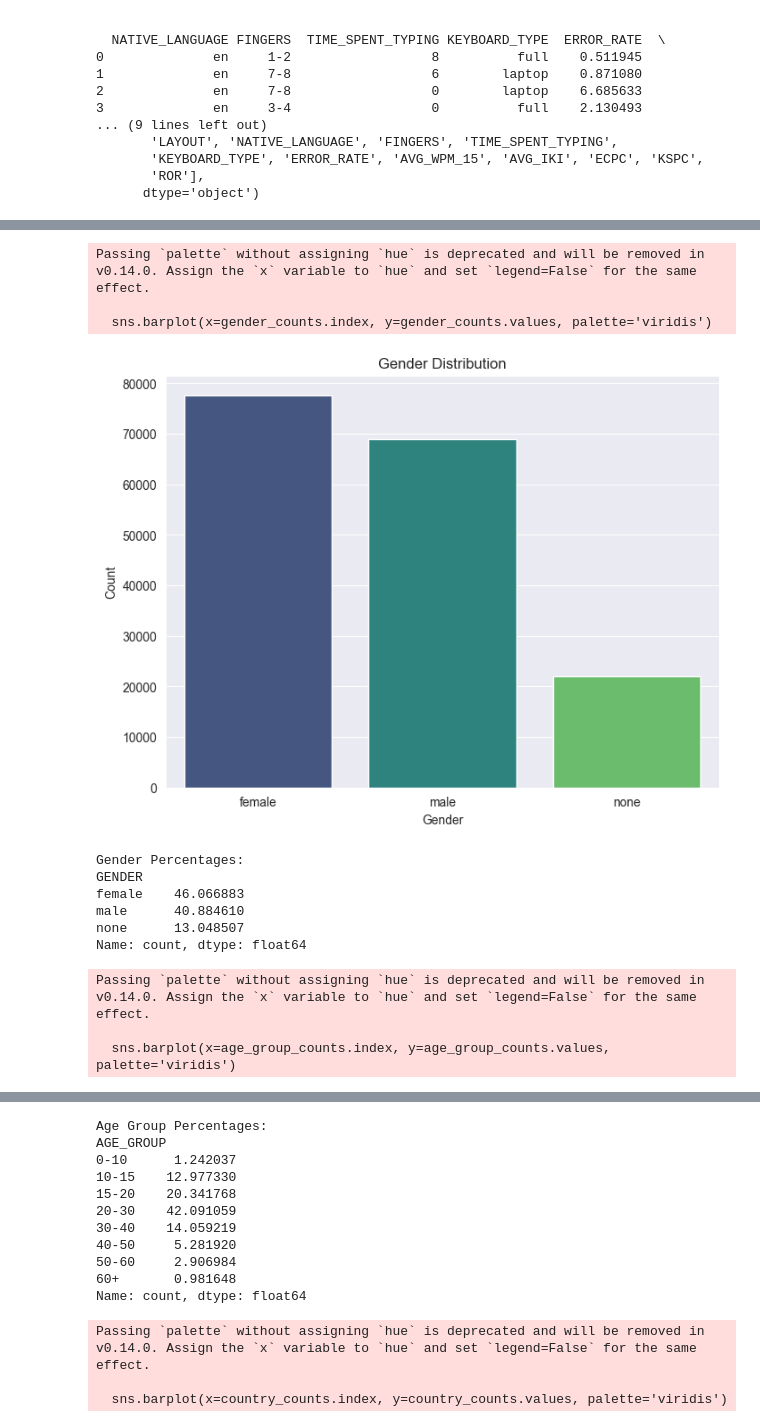
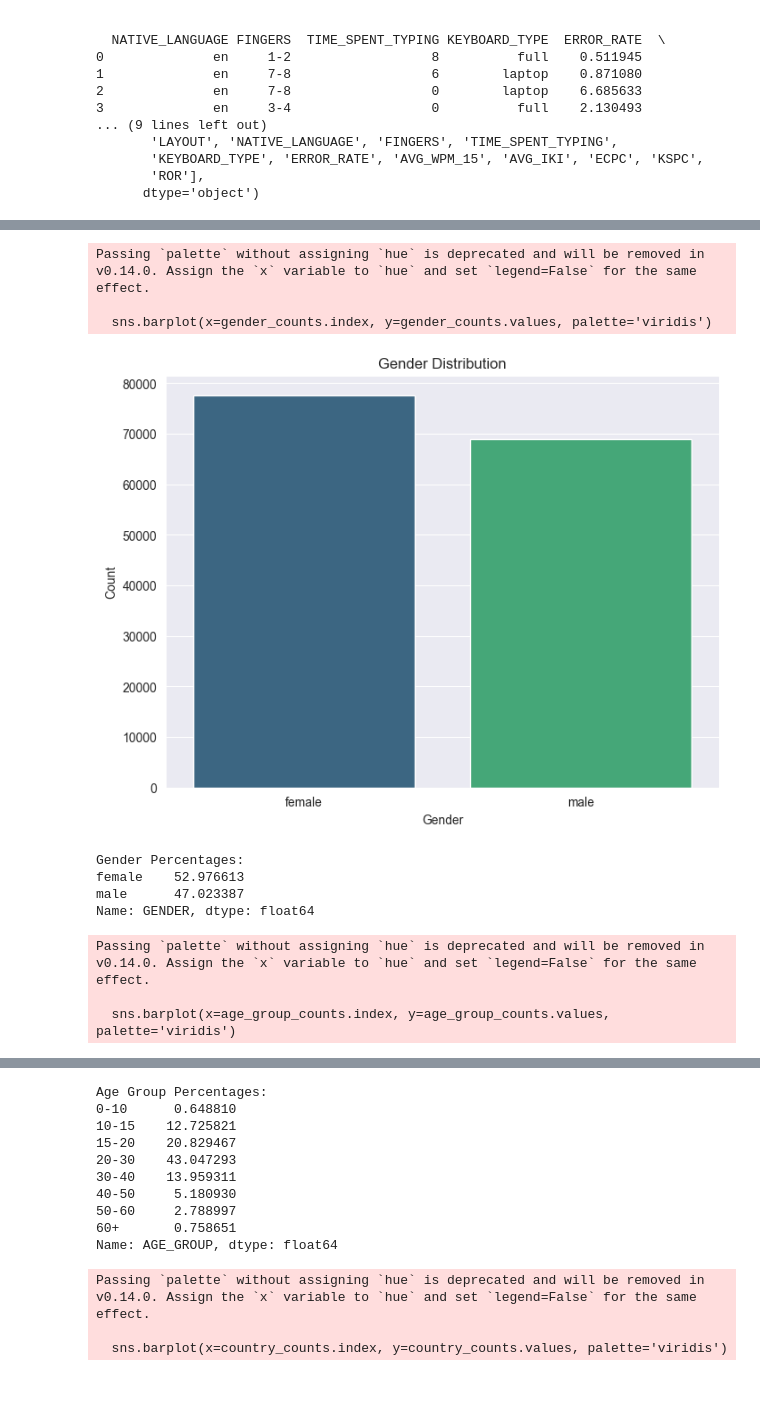
Before and after one commit to lacekaa/erkd, a Jupyter notebook: demographic_recognition.ipynb, the cells around one changed output, grey strips where cells are left out. Cells and saved outputs as stored; diff of their text form; code cells hidden in the pictures; blank space fills up the shorter version.

Commit message:
correcting errors and trying to reach higher accuracy

```diff
--- a/demographic_recognition.ipynb
+++ b/demographic_recognition.ipynb
@@ -28,10 +69,13 @@ delete_txt_files(data_directory)
 # %%
 import pandas as pd
 
-df_user = pd.read_csv('big_data/metadata_participants.csv', sep=',')
+df_user = pd.read_csv('big_keystroke_data/metadata_participants.csv', sep=',')
 
 print(df_user.head())
 print(df_user.columns)
+
+# Drop rows with any NaN or null values
+df_user = df_user.dropna()
 # %% [output]
    PARTICIPANT_ID  AGE  GENDER  HAS_TAKEN_TYPING_COURSE COUNTRY  LAYOUT  \
 0               3   30    none                        0      US  qwerty
@@ -52,0 +132,27 @@ print(df_user.columns)
+# %%
+import pandas as pd
+import matplotlib.pyplot as plt
+import seaborn as sns
+import numpy as np
+
+# Clean the data by replacing NaN and infinite values
+df_user.replace([np.inf, -np.inf], np.nan, inplace=True)
+df_user.dropna(subset=['GENDER'], inplace=True)
+
+# Ensure that the 'GENDER' column does not contain any None or NaN values
+if df_user['GENDER'].isnull().any():
+    raise ValueError("The 'GENDER' column contains NaN values. Please clean the data.")
+
+# 1. Plotting Gender Distribution
+plt.figure(figsize=(8, 6))
+gender_counts = df_user['GENDER'].value_counts()
+gender_percentages = gender_counts / len(df_user) * 100
+sns.barplot(x=gender_counts.index, y=gender_counts.values, palette='viridis')
+plt.title("Gender Distribution")
+plt.xlabel("Gender")
+plt.ylabel("Count")
+plt.show()
+
+# Print gender percentages
+print("Gender Percentages:")
+print(gender_percentages)
@@ -54,7 +169,11 @@ print(df_user.columns)
 import pandas as pd
 import matplotlib.pyplot as plt
 import seaborn as sns
+import numpy as np
 
+# Clean the data by replacing NaN and infinite values
+df_user.replace([np.inf, -np.inf], np.nan, inplace=True)
+df_user.dropna(subset=['GENDER', 'AGE', 'COUNTRY', 'NATIVE_LANGUAGE', 'TIME_SPENT_TYPING', 'KEYBOARD_TYPE'], inplace=True)
 
 # 1. Plotting Gender Distribution
 plt.figure(figsize=(8, 6))
@@ -101,40 +220,38 @@ plt.show()
 # 4. Plotting Native Language Distribution
 plt.figure(figsize=(8, 6))
 native_language_counts = df_user['NATIVE_LANGUAGE'].value_counts()
 sns.barplot(x=native_language_counts.index, y=native_language_counts.values, palette='viridis')
 plt.title("Native Language Distribution")
 plt.xlabel("Native Language")
 plt.ylabel("Count")
 plt.xticks(rotation=45)
 plt.show()
 
 # 5. Plotting Time Spent Typing Distribution
 plt.figure(figsize=(10, 6))
 sns.histplot(df_user['TIME_SPENT_TYPING'], bins=10, kde=True, color='blue')
 plt.title("Time Spent Typing Distribution")
 plt.xlabel("Time Spent Typing (in hours)")
 plt.ylabel("Frequency")
 plt.show()
 
 # 6. Plotting Keyboard Type Distribution
 plt.figure(figsize=(8, 6))
 keyboard_type_counts = df_user['KEYBOARD_TYPE'].value_counts()
 sns.barplot(x=keyboard_type_counts.index, y=keyboard_type_counts.values, palette='viridis')
 plt.title("Keyboard Type Distribution")
 plt.xlabel("Keyboard Type")
 plt.ylabel("Count")
 plt.show()
 # %% [output]
 Passing `palette` without assigning `hue` is deprecated and will be removed in v0.14.0. Assign the `x` variable to `hue` and set `legend=False` for the same effect.
 
   sns.barplot(x=gender_counts.index, y=gender_counts.values, palette='viridis')
-[figure, old version]
+[figure, new version]
 Gender Percentages:
-GENDER
-female    46.066883
-male      40.884610
-none      13.048507
-Name: count, dtype: float64
+female    52.976613
+male      47.023387
+Name: GENDER, dtype: float64
 Passing `palette` without assigning `hue` is deprecated and will be removed in v0.14.0. Assign the `x` variable to `hue` and set `legend=False` for the same effect.
 
   sns.barplot(x=age_group_counts.index, y=age_group_counts.values, palette='viridis')
@@ -142,14 +259,13 @@ Passing `palette` without assigning `hue` is deprecated and will be removed in v
 Age Group Percentages:
-AGE_GROUP
-0-10      1.242037
-10-15    12.977330
-15-20    20.341768
-20-30    42.091059
-30-40    14.059219
-40-50     5.281920
-50-60     2.906984
-60+       0.981648
-Name: count, dtype: float64
+0-10      0.648810
+10-15    12.725821
+15-20    20.829467
+20-30    43.047293
+30-40    13.959311
+40-50     5.180930
+50-60     2.788997
+60+       0.758651
+Name: AGE_GROUP, dtype: float64
 Passing `palette` without assigning `hue` is deprecated and will be removed in v0.14.0. Assign the `x` variable to `hue` and set `legend=False` for the same effect.
 
   sns.barplot(x=country_counts.index, y=country_counts.values, palette='viridis')
```
Also changed, not shown: parts of 16 cells of this notebook.
